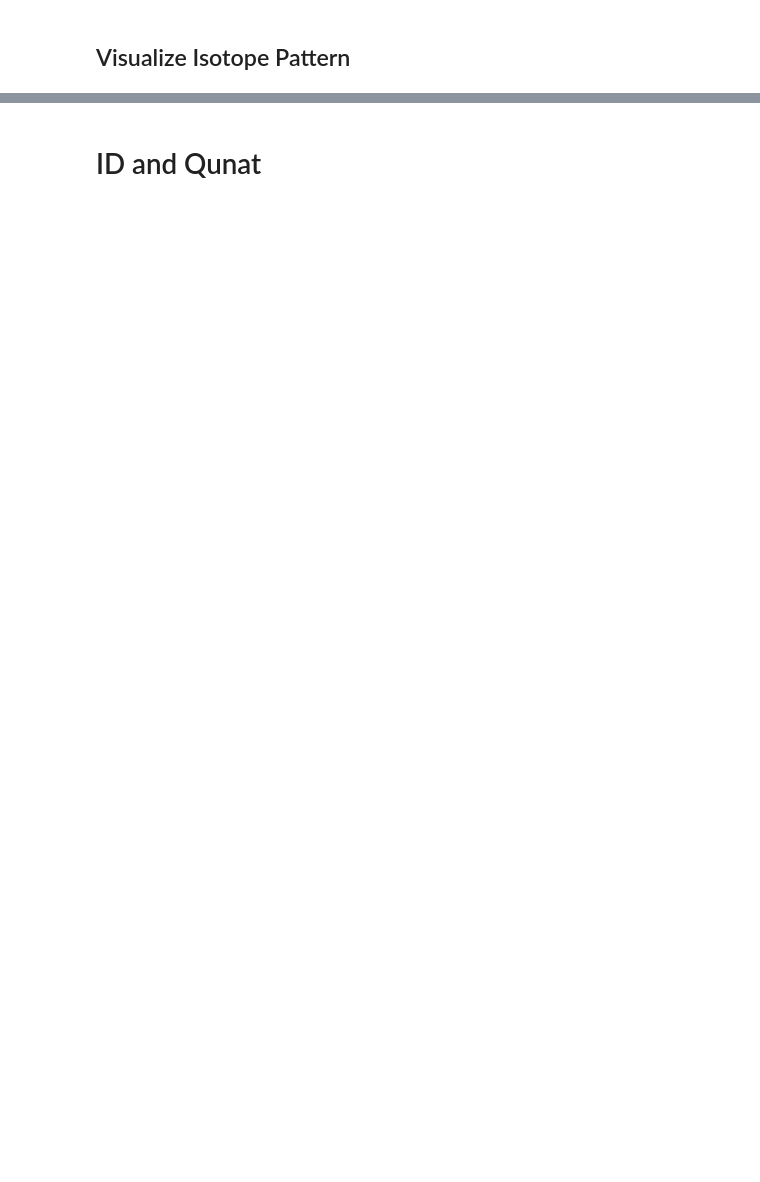
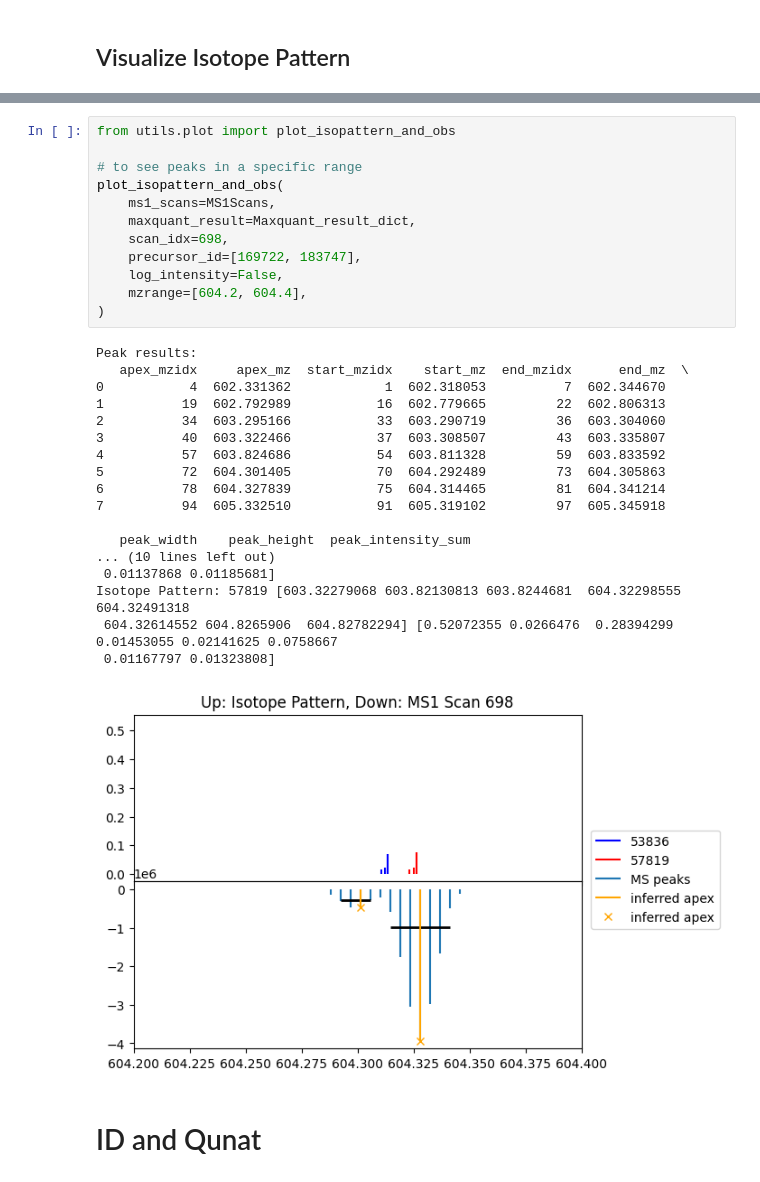
Before and after one commit to zix-xiao/scan-by-scan, a Jupyter notebook: notebooks/dev_10_scanbyscan.ipynb, the cells around one changed output, grey strips where cells are left out. Cells and saved outputs as stored; diff of their text form; blank space fills up the shorter version.

Commit message:
update notebook for peak selection dev and exp analysis

```diff
--- a/notebooks/dev_10_scanbyscan.ipynb
+++ b/notebooks/dev_10_scanbyscan.ipynb
@@ -263,3 +123,34 @@ Peak results:
+# %%
+from utils.plot import plot_isopattern_and_obs
+
+# to see peaks in a specific range
+plot_isopattern_and_obs(
+    ms1_scans=MS1Scans,
+    maxquant_result=Maxquant_result_dict,
+    scan_idx=698,
+    precursor_id=[169722, 183747],
+    log_intensity=False,
+    mzrange=[604.2, 604.4],
+)
+# %% [output]
+Peak results:
+   apex_mzidx     apex_mz  start_mzidx    start_mz  end_mzidx      end_mz  \
+0           4  602.331362            1  602.318053          7  602.344670
+1          19  602.792989           16  602.779665         22  602.806313
+2          34  603.295166           33  603.290719         36  603.304060
+3          40  603.322466           37  603.308507         43  603.335807
+4          57  603.824686           54  603.811328         59  603.833592
+5          72  604.301405           70  604.292489         73  604.305863
+6          78  604.327839           75  604.314465         81  604.341214
+7          94  605.332510           91  605.319102         97  605.345918
+
+   peak_width    peak_height  peak_intensity_sum
+... (10 lines left out)
+ 0.01137868 0.01185681]
+Isotope Pattern: 57819 [603.32279068 603.82130813 603.8244681  604.32298555 604.32491318
+ 604.32614552 604.8265906  604.82782294] [0.52072355 0.0266476  0.28394299 0.01453055 0.02141625 0.0758667
+ 0.01167797 0.01323808]
+[figure, added]
 # %% [markdown]
 # ID and Qunat
 # %% [markdown]
```
Also changed, not shown: parts of 59 cells of this notebook, 7 other files.
